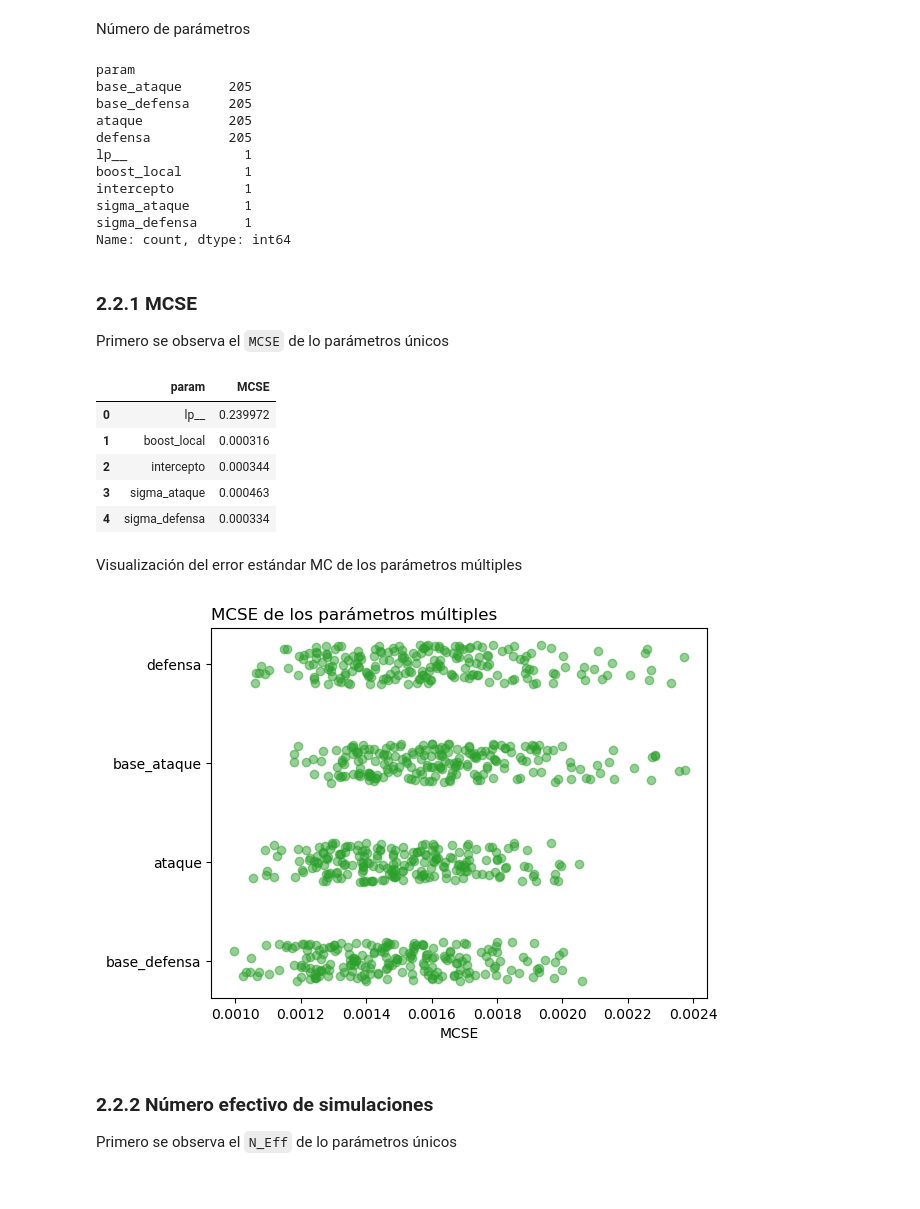
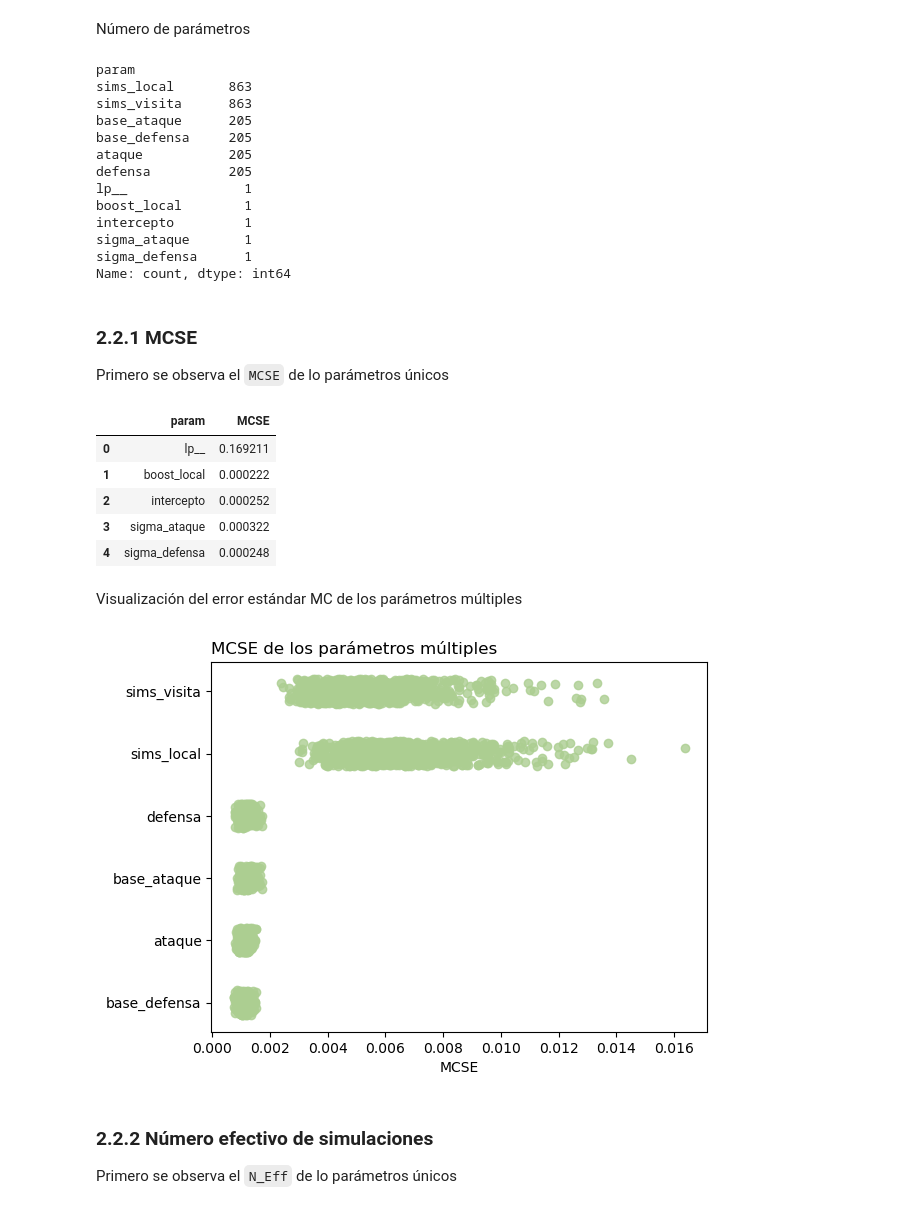
Before and after one commit to CAMM961001/futbol_bayes, a Jupyter notebook: src/dinamico.ipynb, the cells around one changed output. Drawn from its saved outputs; the diff is of its cells as text; code cells hidden in the pictures.

```diff
--- a/src/dinamico.ipynb
+++ b/src/dinamico.ipynb
@@ -33,6 +33,7 @@ df_ = (
     # ---------------------------------------------------- Acotar datos a scope
     .query("year > 2018")
     .query("tournament == 'FIFA World Cup qualification'")
+    .reset_index(drop=True)
     # --------------------------------------------- Filtrar columnas de interés
     .filter(items=[
         'date'
@@ -92,7 +93,7 @@ Primero se definen algunas funciones útiles para la creación y manipulación d
 # %%
 import BFG3000 as bfg
 # %%
-name = 'dinam_iter1'
+name = 'dinam_iter2'
 sp_ = bfg.StanProject(name)
 dir_, model_ = sp_.create_stan_project(dir='modelos')
 # %% [output]
@@ -126,7 +143,7 @@ Finalmente, se ejecuta el modelo y se calibra. Este paso es recursivo y se tiene
 # %%
 fit_ = compile_.sample(
     data=stan_data_
-    ,chains=4
+    ,chains=8
     ,iter_warmup=5_000
     ,iter_sampling=5_000
     ,show_progress=True
@@ -186,6 +220,8 @@ summary_vis_ = (
 summary_vis_.param.value_counts()
 # %% [output]
 param
+sims_local       863
+sims_visita      863
 base_ataque      205
 base_defensa     205
 ataque           205
@@ -224,45 +260,45 @@ single_params = (
 )
 # %% [output]
 |  | param | MCSE |
-| 0 | lp__ | 0.239972 |
-| 1 | boost_local | 0.000316 |
-| 2 | intercepto | 0.000344 |
-| 3 | sigma_ataque | 0.000463 |
-| 4 | sigma_defensa | 0.000334 |
+| 0 | lp__ | 0.169211 |
+| 1 | boost_local | 0.000222 |
+| 2 | intercepto | 0.000252 |
+| 3 | sigma_ataque | 0.000322 |
+| 4 | sigma_defensa | 0.000248 |
 # %% [markdown]
 Visualización del error estándar MC de los parámetros múltiples
 # %%
 # Datos de visualización
 mask_ = summary_vis_.param.value_counts()[summary_vis_.param.value_counts() > 1].keys()
 vis_ = (
     summary_vis_
     .loc[summary_vis_.param.isin(mask_)]
     .filter(items=['param', diagnostico])
     .assign(
         param = lambda df_: pd.Categorical(df_.param)
     )
 )
 
 # Especificaciones de figuras
 fig, ax = plt.subplots()
 
 # Visualizaciones
 ax.scatter(
     x=vis_[diagnostico]
     ,y=vis_.param.cat.codes + np.random.uniform(low=-0.2, high=0.2, size=vis_.shape[0])
-    ,color='tab:green'
-    ,alpha=0.5)
+    ,color=config['visuals']['colors']['verde']
+    ,alpha=0.8)
 
 # Anotaciones y estilo
 ax.set_title(f'{diagnostico} de los parámetros múltiples', loc='left')
 ax.set_xlabel(diagnostico)
 ax.set_yticks(
     ticks=vis_.param.cat.codes.unique()
     ,labels=vis_.param.cat.categories)
 
 plt.show()
 # %% [output]
-[figure, old version]
+[figure, new version]
 # %% [markdown]
 ### 2.2.2 Número efectivo de simulaciones
 
```
Also changed, not shown: parts of 16 cells of this notebook.
